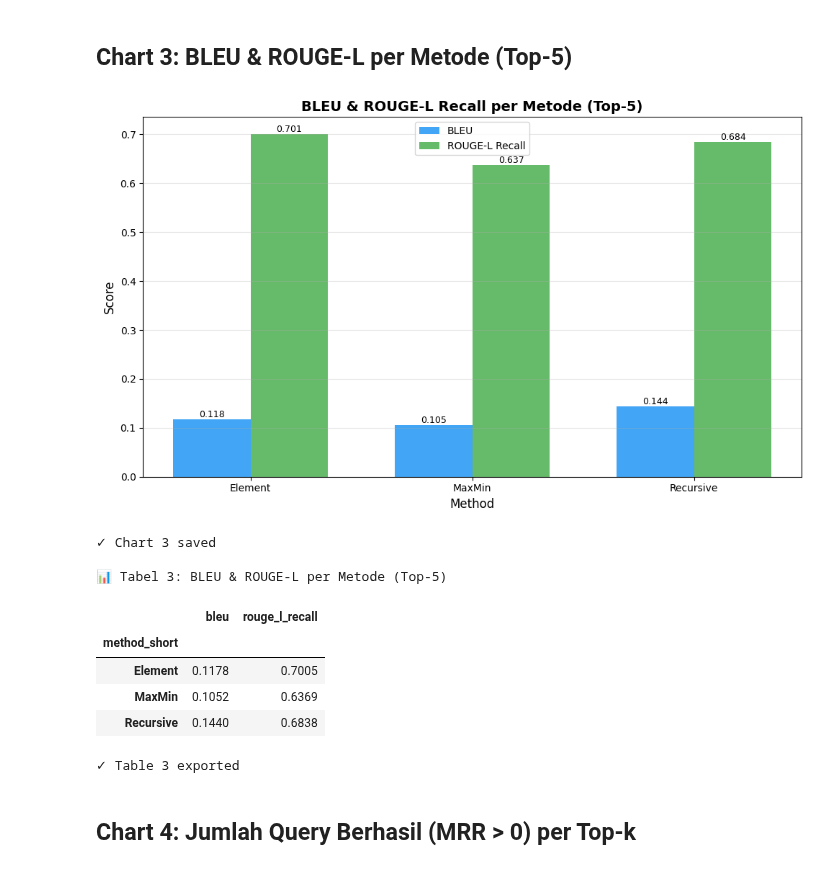
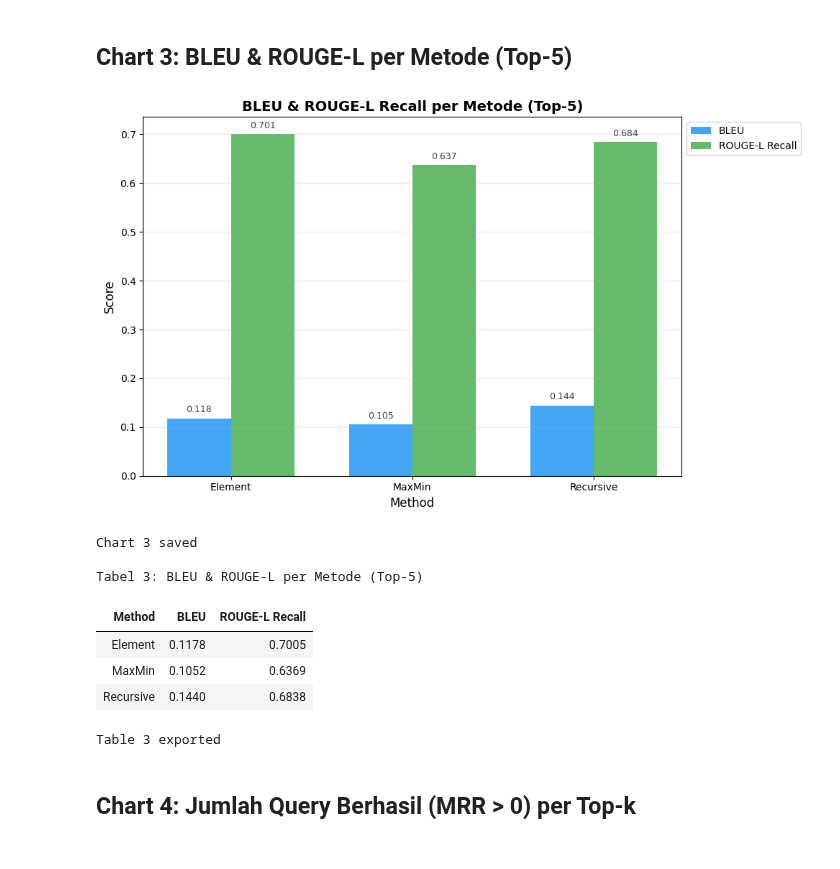
Before and after one commit to haikalthrq/rag-skripsi, a Jupyter notebook: notebooks/eval_visualization.ipynb, the cells around one changed output. Cells and saved outputs as stored; diff of their text form; code cells hidden in the pictures.

Commit message:
Update visualization outputs and project context

```diff
--- a/notebooks/eval_visualization.ipynb
+++ b/notebooks/eval_visualization.ipynb
@@ -208,53 +306,65 @@ print(f"✓ Table 2 exported")
 # Chart 3 + Tabel 3: Generasi metrik (DALAM SATU CELL)
 
 # === CHART ===
 x = np.arange(len(gen_avg))
 width = 0.35
 
 fig, ax = plt.subplots(figsize=(10, 6))
 bars1 = ax.bar(x - width/2, gen_avg['bleu'], width, label='BLEU', color='#42a5f5')
 bars2 = ax.bar(x + width/2, gen_avg['rouge_l_recall'], width, label='ROUGE-L Recall', color='#66bb6a')
 
 ax.set_xlabel('Method', fontsize=12)
 ax.set_ylabel('Score', fontsize=12)
 ax.set_title(f'BLEU & ROUGE-L Recall per Metode (Top-{TOPK_MIN})', fontsize=14, fontweight='bold')
 ax.set_xticks(x)
 ax.set_xticklabels(gen_avg['method_short'])
-ax.legend(fontsize=10)
+ax.legend(fontsize=10, loc='upper left', bbox_to_anchor=(1, 1))
 ax.grid(axis='y', alpha=0.3)
 
 # Annotate values
 for bars in [bars1, bars2]:
-    for bar in bars:
-        height = bar.get_height()
-        ax.text(bar.get_x() + bar.get_width()/2., height,
-                f'{height:.3f}', ha='center', va='bottom', fontsize=9)
+    ax.bar_label(bars, fmt='%.3f', padding=4, fontsize=9, color='#374151')
 
 plt.tight_layout()
 plt.savefig(FIG_DIR / 'chart3_generation_metrics.png', dpi=300, bbox_inches='tight')
 plt.show()
-print(f"✓ Chart 3 saved")
+print('Chart 3 saved')
 
 # === TABEL (TEPAT DI BAWAH CHART) ===
-table3 = gen_avg.set_index('method_short')[['bleu', 'rouge_l_recall']]
-print(f"\n📊 Tabel 3: BLEU & ROUGE-L per Metode (Top-{TOPK_MIN})")
-styled_table3 = table3.style.format("{:.4f}").apply(highlight_max_only, axis=0)
+table3 = (
+    gen_avg.set_index('method_short')[['bleu', 'rouge_l_recall']]
+    .rename_axis(index='Method')
+    .rename(columns={'bleu': 'BLEU', 'rouge_l_recall': 'ROUGE-L Recall'})
+)
+print()
+print(f'Tabel 3: BLEU & ROUGE-L per Metode (Top-{TOPK_MIN})')
+table3_display = table3.reset_index()
+styled_table3 = (
+    table3_display.style
+    .format({'BLEU': '{:.4f}', 'ROUGE-L Recall': '{:.4f}'})
+    .apply(highlight_max_only, subset=['BLEU', 'ROUGE-L Recall'], axis=0)
+    .set_properties(**{'text-align': 'center'})
+    .set_table_styles([
+        {'selector': 'th', 'props': [('text-align', 'center')]},
+        {'selector': 'td', 'props': [('text-align', 'center')]},
+    ])
+    .hide(axis='index')
+)
 display(styled_table3)
 
 # Export CSV
 table3.to_csv(FIG_DIR / 'table3_generation_metrics.csv')
-print(f"✓ Table 3 exported")
+print('Table 3 exported')
 # %% [output]
-[figure, old version]
+[figure, new version]
-✓ Chart 3 saved
+Chart 3 saved
 
-📊 Tabel 3: BLEU & ROUGE-L per Metode (Top-5)
+Tabel 3: BLEU & ROUGE-L per Metode (Top-5)
-|  | bleu | rouge_l_recall |
-| method_short |  |  |
+| Method | BLEU | ROUGE-L Recall |
 | Element | 0.1178 | 0.7005 |
 | MaxMin | 0.1052 | 0.6369 |
 | Recursive | 0.1440 | 0.6838 |
-✓ Table 3 exported
+Table 3 exported
 # %% [markdown]
 ## Chart 4: Jumlah Query Berhasil (MRR > 0) per Top-k
 # %%
```
Also changed, not shown: parts of 6 cells of this notebook, 28 other files.
